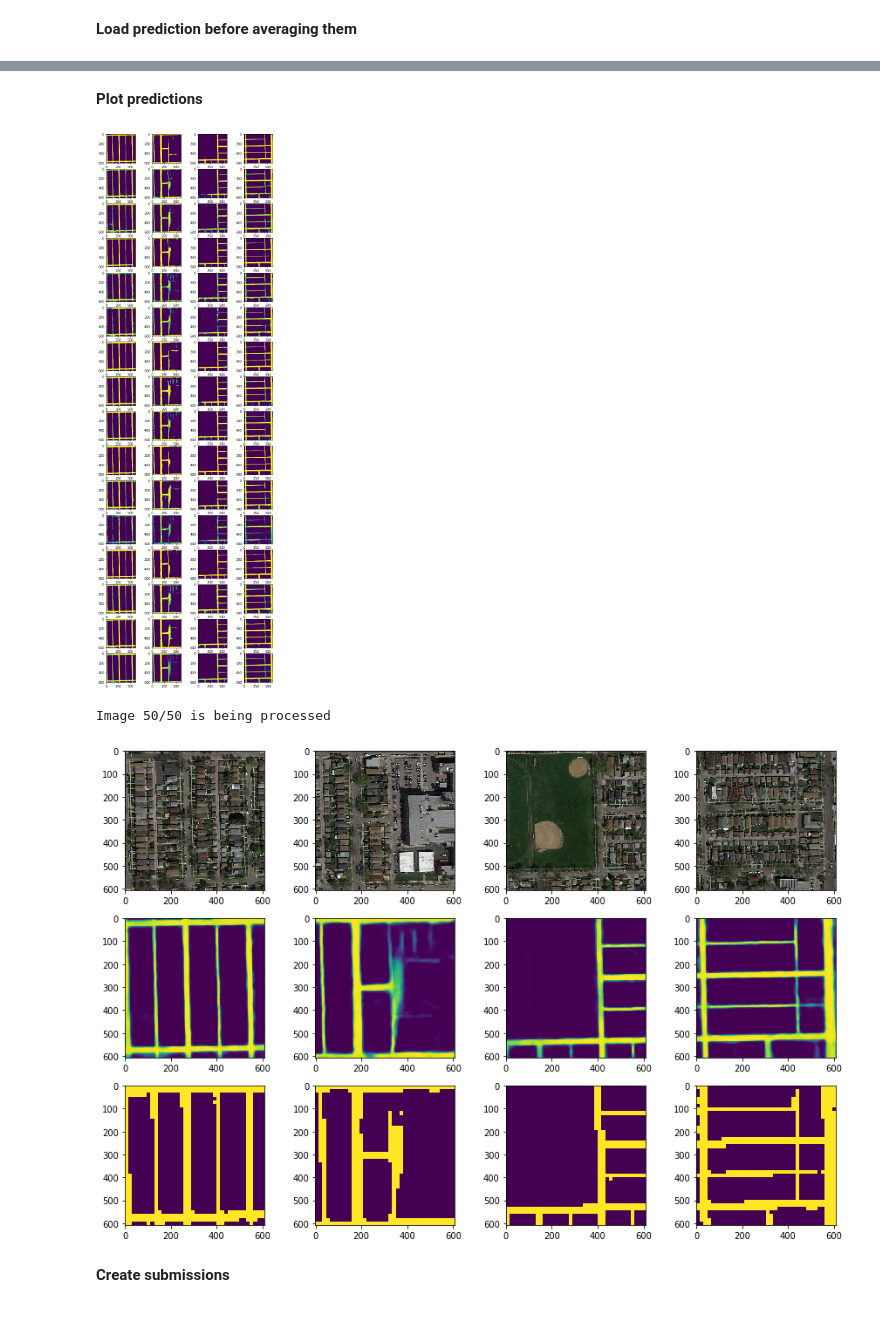
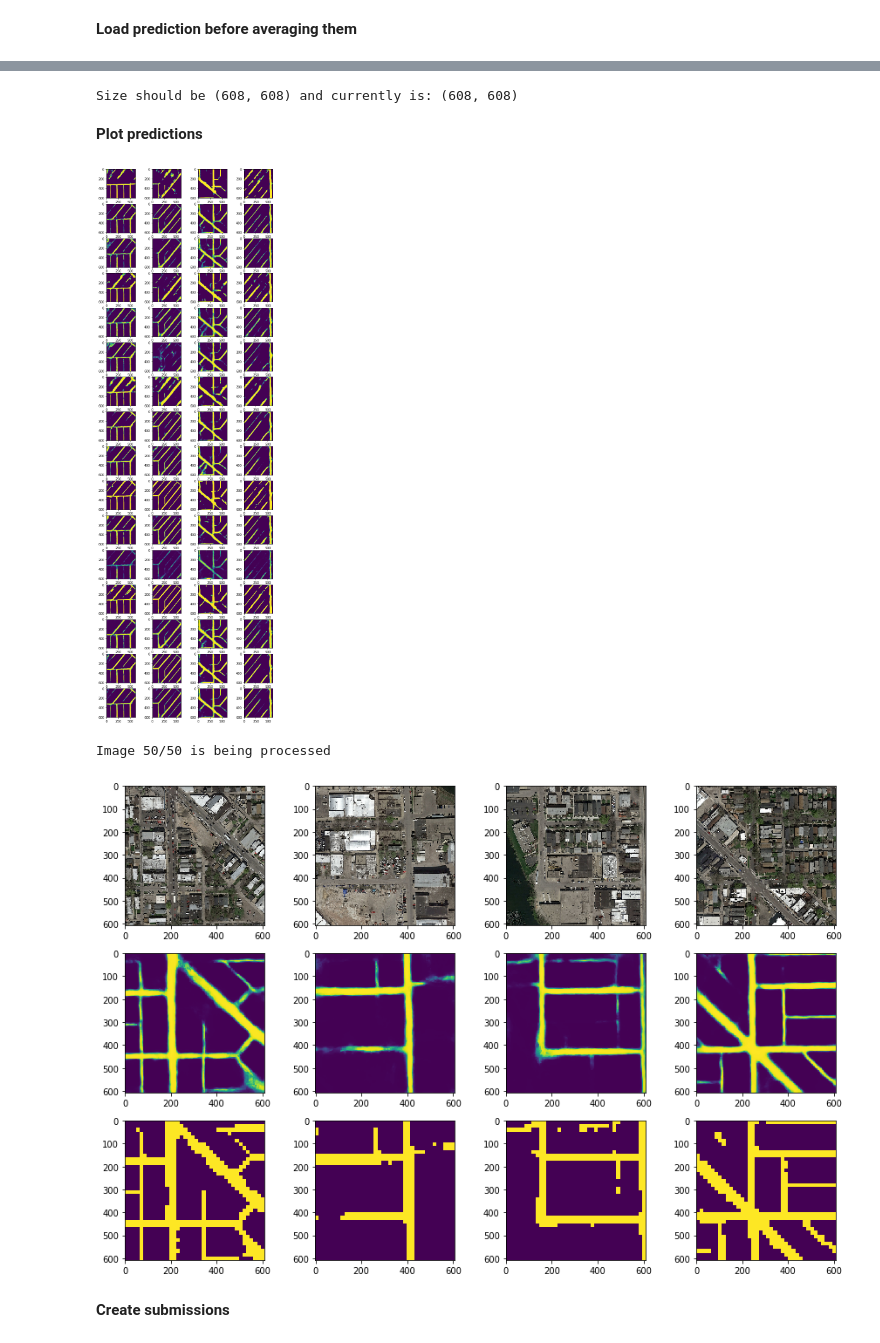
Before and after one commit to leobouraux/-CS433-Machine-Learning-projects, a Jupyter notebook: project2/LEO/Dossier final/run_unet.ipynb, the cells around one changed output, grey strips where cells are left out. Saved outputs shown, nothing was run; the diff lists cells and outputs as text; code cells hidden in the pictures.

```diff
--- a/project2/LEO/Dossier final/run_unet.ipynb
+++ b/project2/LEO/Dossier final/run_unet.ipynb
@@ -215,25 +214,25 @@ reshape_img(path_from, path_to, SIDE_FINAL)
 original_data = data_load_for_prediction(DATA_ROOT+"test/", RGB_image=True)
 IMGS = []
 print("1-fold cross validation")
-IMGS.append((1, data_load_for_prediction(DATA_ROOT+"predictions/"+"Model_UNET_256_k_fold_0_f1_874_rot_015_it_100x200a/")))
-IMGS.append((1, data_load_for_prediction(DATA_ROOT+"predictions/"+"Model_UNET_256_k_fold_0_f1_799_rot_90_it_100x200a/")))
+IMGS.append((5, data_load_for_prediction(DATA_ROOT+"predictions/"+"Model_UNET_256_k_fold_0_f1_874_rot_015_it_100x200a/")))
+IMGS.append((4, data_load_for_prediction(DATA_ROOT+"predictions/"+"Model_UNET_256_k_fold_0_f1_799_rot_90_it_100x200a/")))
 IMGS.append((1, data_load_for_prediction(DATA_ROOT+"predictions/"+"Model_UNET_256_k_fold_0_f1_802_rot_180_it_120x200a/")))
 print("\n2-fold cross validation")
-IMGS.append((1, data_load_for_prediction(DATA_ROOT+"predictions/"+"Model_UNET_256_k_fold_1_f1_905_rot_5_it_100x200a/")))
-IMGS.append((1, data_load_for_prediction(DATA_ROOT+"predictions/"+"Model_UNET_256_k_fold_1_f1_815_rot_90_it_100x200_HVa/")))
-IMGS.append((1, data_load_for_prediction(DATA_ROOT+"predictions/"+"Model_UNET_256_k_fold_1_f1_841_rot_180_it_100x200a/")))
+IMGS.append((6, data_load_for_prediction(DATA_ROOT+"predictions/"+"Model_UNET_256_k_fold_1_f1_905_rot_5_it_100x200a/")))
+IMGS.append((7, data_load_for_prediction(DATA_ROOT+"predictions/"+"Model_UNET_256_k_fold_1_f1_815_rot_90_it_100x200_HVa/")))
+IMGS.append((4, data_load_for_prediction(DATA_ROOT+"predictions/"+"Model_UNET_256_k_fold_1_f1_841_rot_180_it_100x200a/")))
 print("\n3-fold cross validation")
-IMGS.append((1, data_load_for_prediction(DATA_ROOT+"predictions/"+"Model_UNET_256_k_fold_2_f1_914_rot_5_it_120x200a/")))
-IMGS.append((1, data_load_for_prediction(DATA_ROOT+"predictions/"+"Model_UNET_256_k_fold_2_f1_892_rot_90_it_100x200a/")))
-IMGS.append((1, data_load_for_prediction(DATA_ROOT+"predictions/"+"Model_UNET_256_k_fold_2_f1_887_rot180_it_100x200a/")))
+IMGS.append((3, data_load_for_prediction(DATA_ROOT+"predictions/"+"Model_UNET_256_k_fold_2_f1_914_rot_5_it_120x200a/")))
+IMGS.append((4, data_load_for_prediction(DATA_ROOT+"predictions/"+"Model_UNET_256_k_fold_2_f1_892_rot_90_it_100x200a/")))
+IMGS.append((4, data_load_for_prediction(DATA_ROOT+"predictions/"+"Model_UNET_256_k_fold_2_f1_887_rot180_it_100x200a/")))
 print("\n4-fold cross validation")
-IMGS.append((1, data_load_for_prediction(DATA_ROOT+"predictions/"+"Model_UNET_256_k_fold_3_f1_971_rot_5_it_200x200a/")))
-IMGS.append((1, data_load_for_prediction(DATA_ROOT+"predictions/"+"Model_UNET_256_k_fold_3_f1_931_rot_90_it_200x120a/")))
-IMGS.append((1, data_load_for_prediction(DATA_ROOT+"predictions/"+"Model_UNET_256_k_fold_3_f1_857_rot_180_it_120x200a/")))
+IMGS.append((6, data_load_for_prediction(DATA_ROOT+"predictions/"+"Model_UNET_256_k_fold_3_f1_971_rot_5_it_200x200a/")))
+IMGS.append((3, data_load_for_prediction(DATA_ROOT+"predictions/"+"Model_UNET_256_k_fold_3_f1_931_rot_90_it_200x120a/")))
+IMGS.append((2, data_load_for_prediction(DATA_ROOT+"predictions/"+"Model_UNET_256_k_fold_3_f1_857_rot_180_it_120x200a/")))
 print("\n5-fold cross validation")
-IMGS.append((1, data_load_for_prediction(DATA_ROOT+"predictions/"+"Model_UNET_256_k_fold_4_f1_980_rot_5_it_120x200a/")))
-IMGS.append((1, data_load_for_prediction(DATA_ROOT+"predictions/"+"Model_UNET_256_k_fold_4_f1_869_rot_180_it_120x200a/")))
-IMGS.append((1, data_load_for_prediction(DATA_ROOT+"predictions/"+"Model_UNET_256_k_fold_4_f1_932_rot_90_it_120x200a/")))
+IMGS.append((5, data_load_for_prediction(DATA_ROOT+"predictions/"+"Model_UNET_256_k_fold_4_f1_980_rot_5_it_120x200a/")))
+IMGS.append((4, data_load_for_prediction(DATA_ROOT+"predictions/"+"Model_UNET_256_k_fold_4_f1_869_rot_180_it_120x200a/")))
+IMGS.append((5, data_load_for_prediction(DATA_ROOT+"predictions/"+"Model_UNET_256_k_fold_4_f1_932_rot_90_it_120x200a/")))
 
 means = average_image(IMGS)
 print('Size should be (608, 608) and currently is:',means[0].shape)
@@ -257,8 +256,22 @@ Size should be (50, 608, 608) and currently is: (50, 608, 608)
 Size should be (608, 608) and currently is: (608, 608)
+# %%
+def median_image(IMGS_weighted_folders):
+    images = []
+    for i in range(len(IMGS_weighted_folders)):
+        images.append(IMGS_weighted_folders[i][1])
+    #return np.median(np.asarray(images), axis=0)
+    return np.percentile(np.asarray(images), 70, axis=0)
+
+
+means = median_image(IMGS)
+#means = average_image(IMGS)
+print('Size should be (608, 608) and currently is:',means[0].shape)
+# %% [output]
+Size should be (608, 608) and currently is: (608, 608)
 # %% [markdown]
 **Plot predictions**
 # %%
-index_img = 30
+index_img = 46
 columns = 4
 rows = int(len(IMGS))+1
 
@@ -273,28 +286,28 @@ for i in range(1, columns*rows +1):
     plt.imshow(img)
 plt.show()
 # %% [output]
-[figure, old version]
+[figure, new version]
 # %%
 patched_imgs, vs = patched_imgs_and_vs(means)
 # %% [output]
 Image 50/50 is being processed
 # %%
 fig=plt.figure(figsize=(15, 10))
-index_img = 30
+index_img = 10
 columns = 4
 rows = 3
 img_to_plot0 = means[index_img:index_img+4]
 img_to_plot1 =np.append(img_to_plot0, patched_imgs[index_img:index_img+4], axis=0)
 for i in range(1, columns*rows +1):
     if(i<=4):
         img = original_data[index_img+i-1]
     else:
         img = img_to_plot1[i-5]
     fig.add_subplot(rows, columns, i)
     plt.imshow(img)
 plt.show()
 # %% [output]
-[figure, old version]
+[figure, new version]
 # %% [markdown]
 **Create submissions**
 # %%
```
Also changed, not shown: parts of 6 cells of this notebook, 8 other files.
